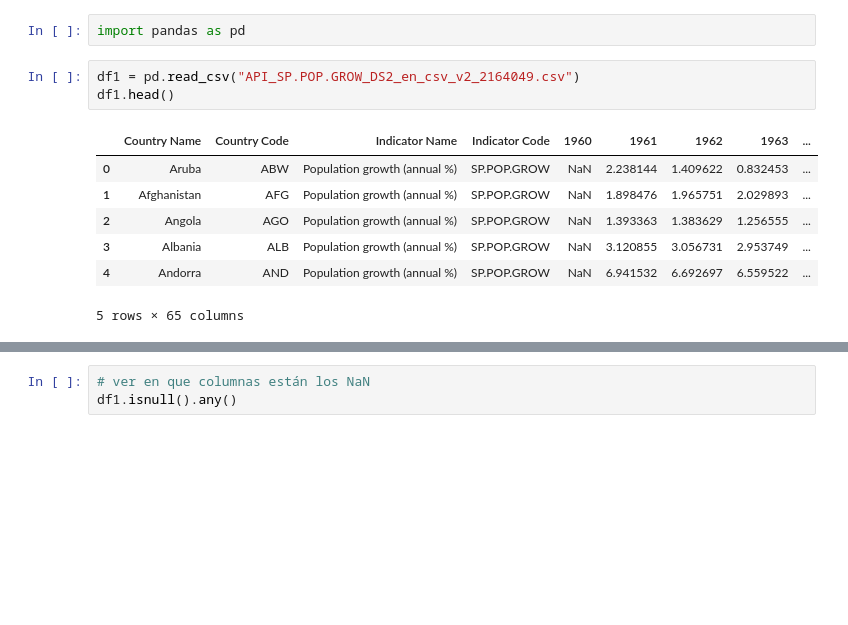
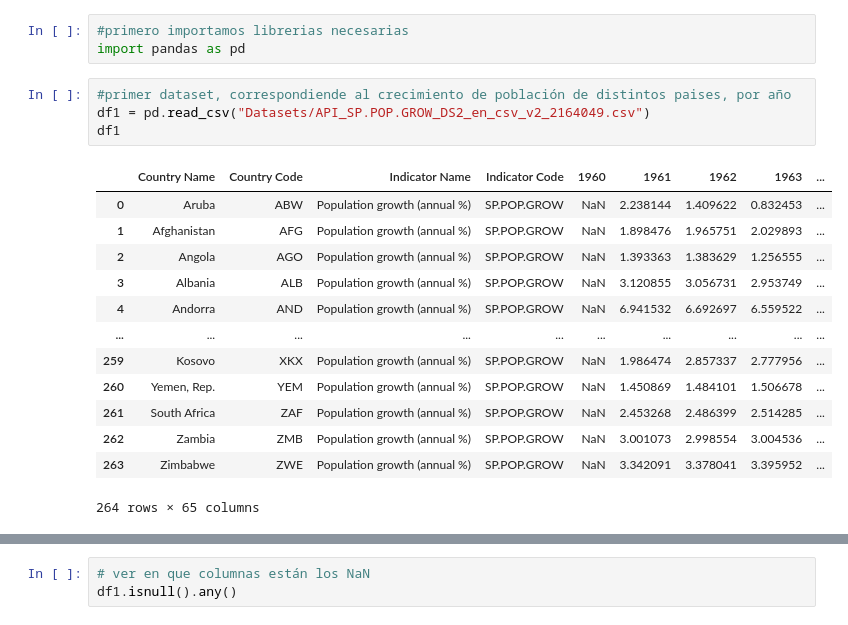
Before and after one commit to proyecto-analitica-empresarial/Entrega, a Jupyter notebook: Analitica_empresarial_Copy1.ipynb, the cells around one changed output, grey strips where cells are left out. Saved outputs shown, nothing was run; the diff lists cells and outputs as text; blank space fills up the shorter version.

```diff
--- a/Analitica_empresarial_Copy1.ipynb
+++ b/Analitica_empresarial_Copy1.ipynb
@@ -1,13 +1,21 @@
 # %%
+#primero importamos librerias necesarias
 import pandas as pd
 # %%
-df1 = pd.read_csv("API_SP.POP.GROW_DS2_en_csv_v2_2164049.csv")
-df1.head()
+#primer dataset, correspondiende al crecimiento de población de distintos paises, por año
+df1 = pd.read_csv("Datasets/API_SP.POP.GROW_DS2_en_csv_v2_2164049.csv")
+df1
 # %% [output]
 |  | Country Name | Country Code | Indicator Name | Indicator Code | 1960 | 1961 | 1962 | 1963 | ... |
 | 0 | Aruba | ABW | Population growth (annual %) | SP.POP.GROW | NaN | 2.238144 | 1.409622 | 0.832453 | ... |
 | 1 | Afghanistan | AFG | Population growth (annual %) | SP.POP.GROW | NaN | 1.898476 | 1.965751 | 2.029893 | ... |
 | 2 | Angola | AGO | Population growth (annual %) | SP.POP.GROW | NaN | 1.393363 | 1.383629 | 1.256555 | ... |
 | 3 | Albania | ALB | Population growth (annual %) | SP.POP.GROW | NaN | 3.120855 | 3.056731 | 2.953749 | ... |
 | 4 | Andorra | AND | Population growth (annual %) | SP.POP.GROW | NaN | 6.941532 | 6.692697 | 6.559522 | ... |
+| ... | ... | ... | ... | ... | ... | ... | ... | ... | ... |
+| 259 | Kosovo | XKX | Population growth (annual %) | SP.POP.GROW | NaN | 1.986474 | 2.857337 | 2.777956 | ... |
+| 260 | Yemen, Rep. | YEM | Population growth (annual %) | SP.POP.GROW | NaN | 1.450869 | 1.484101 | 1.506678 | ... |
+| 261 | South Africa | ZAF | Population growth (annual %) | SP.POP.GROW | NaN | 2.453268 | 2.486399 | 2.514285 | ... |
+| 262 | Zambia | ZMB | Population growth (annual %) | SP.POP.GROW | NaN | 3.001073 | 2.998554 | 3.004536 | ... |
+| 263 | Zimbabwe | ZWE | Population growth (annual %) | SP.POP.GROW | NaN | 3.342091 | 3.378041 | 3.395952 | ... |
-5 rows × 65 columns
+264 rows × 65 columns
```
Also changed, not shown: parts of 12 cells of this notebook.
